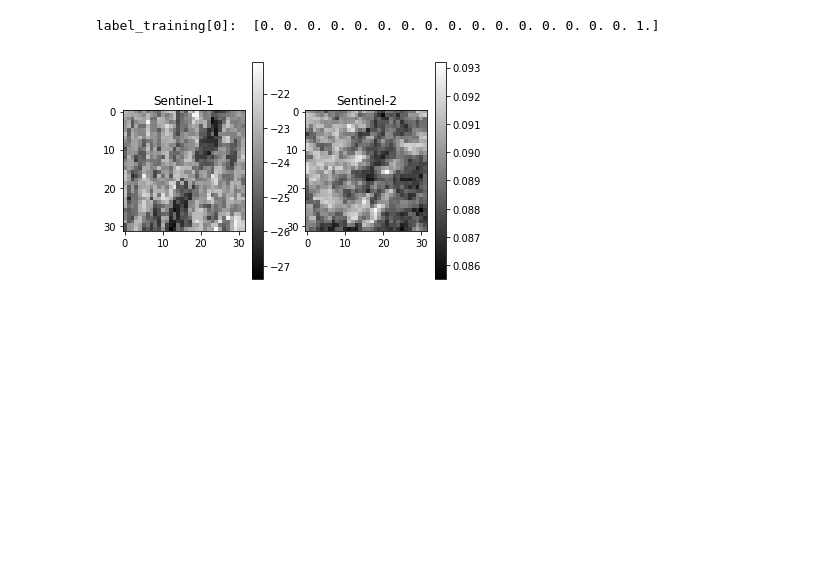
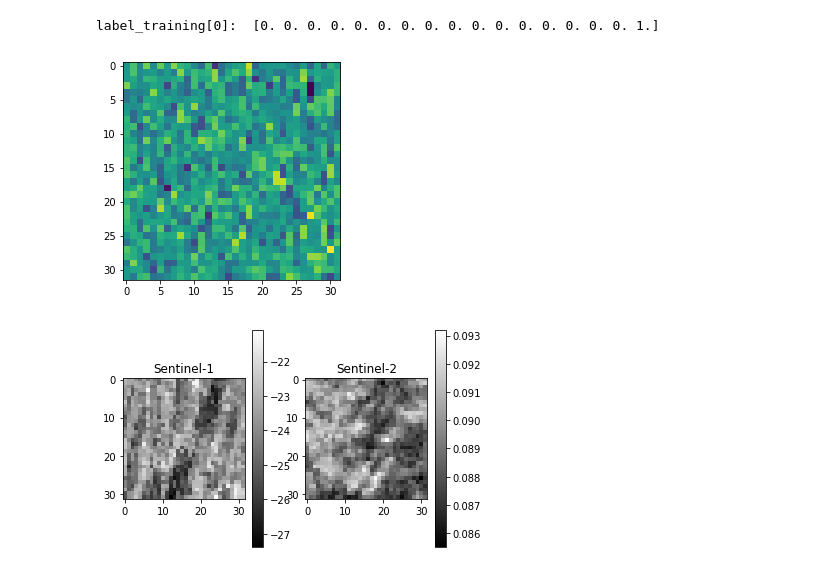
Before and after one commit to zhaochuanyun/mvpzhao-ai-examples, a Jupyter notebook: germanai/analysis.ipynb, the cells around one changed output. Saved outputs shown, nothing was run; the diff lists cells and outputs as text; code cells hidden in the pictures; blank space fills up the shorter version.

```diff
--- a/germanai/analysis.ipynb
+++ b/germanai/analysis.ipynb
@@ -71,6 +71,11 @@ test part
 print("label_training[0]: ", label_training[0])
 # %% [output]
 label_training[0]:  [0. 0. 0. 0. 0. 0. 0. 0. 0. 0. 0. 0. 0. 0. 0. 0. 1.]
+# %%
+plt.imshow(s1_training[0, :, :, 0])
+plt.show()
+# %% [output]
+[figure, added]
 # %%
 ## compute the quantity for each col
 label_qty = np.sum(label_training, axis=0)
```
Also changed, not shown: parts of 3 cells of this notebook, 1 other file.
